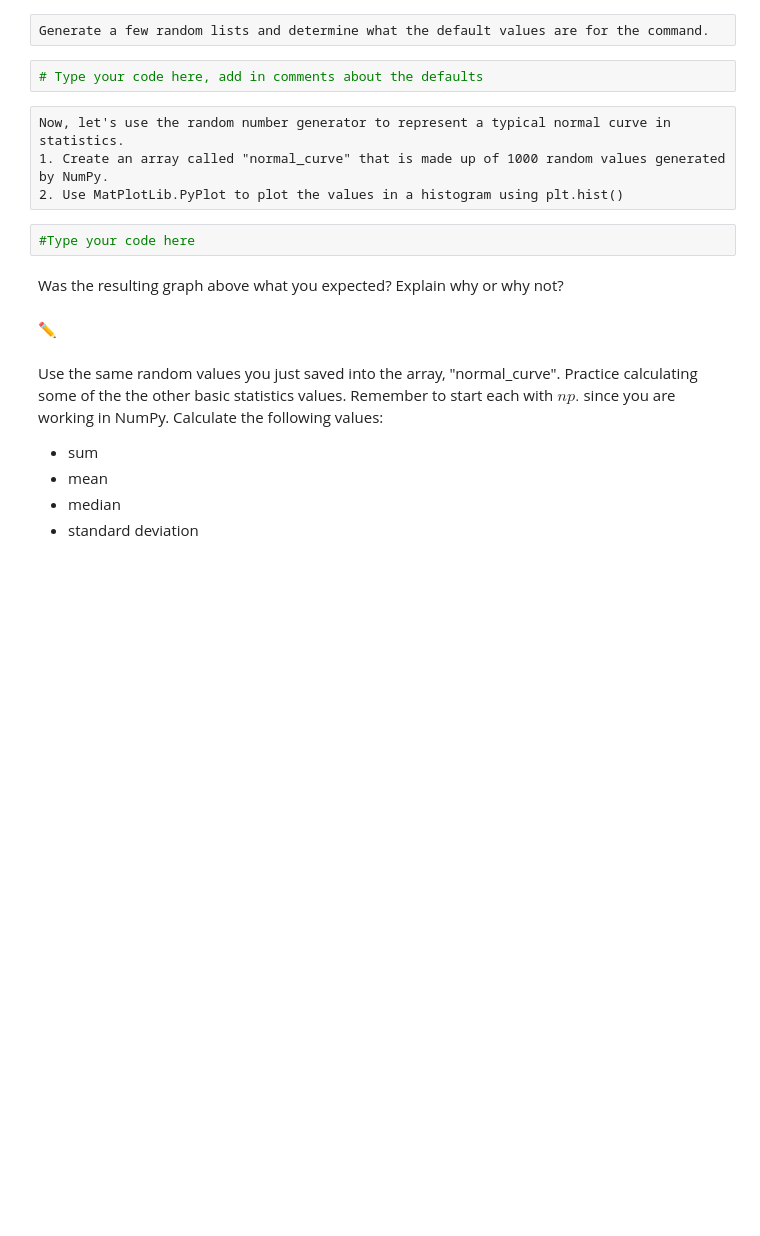
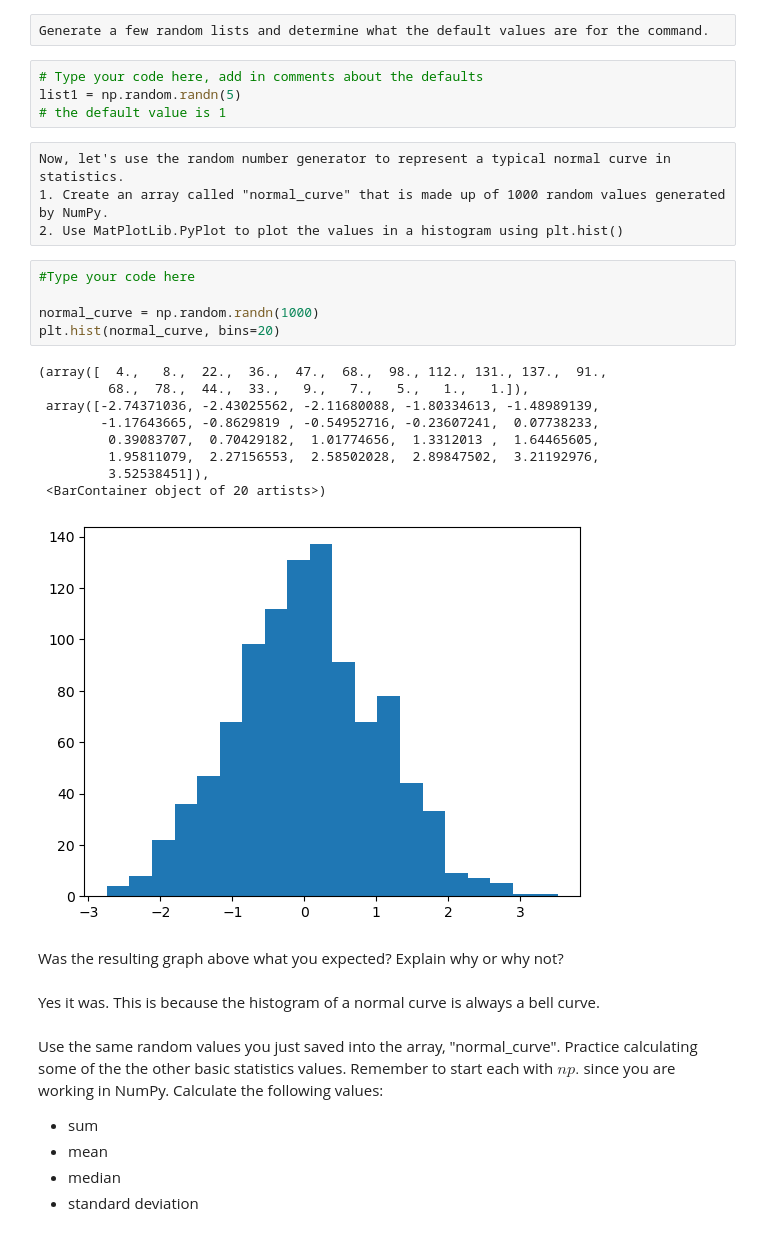
Before and after one commit to therealfiish/datascienceassignments, a Jupyter notebook: 16_PracticeC.ipynb, the cells around one changed output. Saved outputs shown, nothing was run; the diff lists cells and outputs as text; blank space fills up the shorter version.

```diff
--- a/16_PracticeC.ipynb
+++ b/16_PracticeC.ipynb
@@ -127,16 +142,31 @@ To generate a random list, first determine how many values you need and then com
 Generate a few random lists and determine what the default values are for the command.
 # %%
 # Type your code here, add in comments about the defaults
+list1 = np.random.randn(5)
+# the default value is 1
 # %% [raw]
 Now, let's use the random number generator to represent a typical normal curve in statistics.
 1. Create an array called "normal_curve" that is made up of 1000 random values generated by NumPy.
 2. Use MatPlotLib.PyPlot to plot the values in a histogram using plt.hist()
 # %%
 #Type your code here
+
+normal_curve = np.random.randn(1000)
+plt.hist(normal_curve, bins=20)
+# %% [output]
+(array([  4.,   8.,  22.,  36.,  47.,  68.,  98., 112., 131., 137.,  91.,
+         68.,  78.,  44.,  33.,   9.,   7.,   5.,   1.,   1.]),
+ array([-2.74371036, -2.43025562, -2.11680088, -1.80334613, -1.48989139,
+        -1.17643665, -0.8629819 , -0.54952716, -0.23607241,  0.07738233,
+         0.39083707,  0.70429182,  1.01774656,  1.3312013 ,  1.64465605,
+         1.95811079,  2.27156553,  2.58502028,  2.89847502,  3.21192976,
+         3.52538451]),
+ <BarContainer object of 20 artists>)
+[figure, added]
 # %% [markdown]
 Was the resulting graph above what you expected? Explain why or why not?
-# %% [markdown]
-&#9999;&nbsp;
+# %% [markdown]
+Yes it was. This is because the histogram of a normal curve is always a bell curve.
 # %% [markdown]
 Use the same random values you just saved into the array, "normal_curve".
 Practice calculating some of the the other basic statistics values. Remember to start each with $np.$ since you are working in NumPy. Calculate the following values:
```
Also changed, not shown: parts of 9 cells of this notebook.
